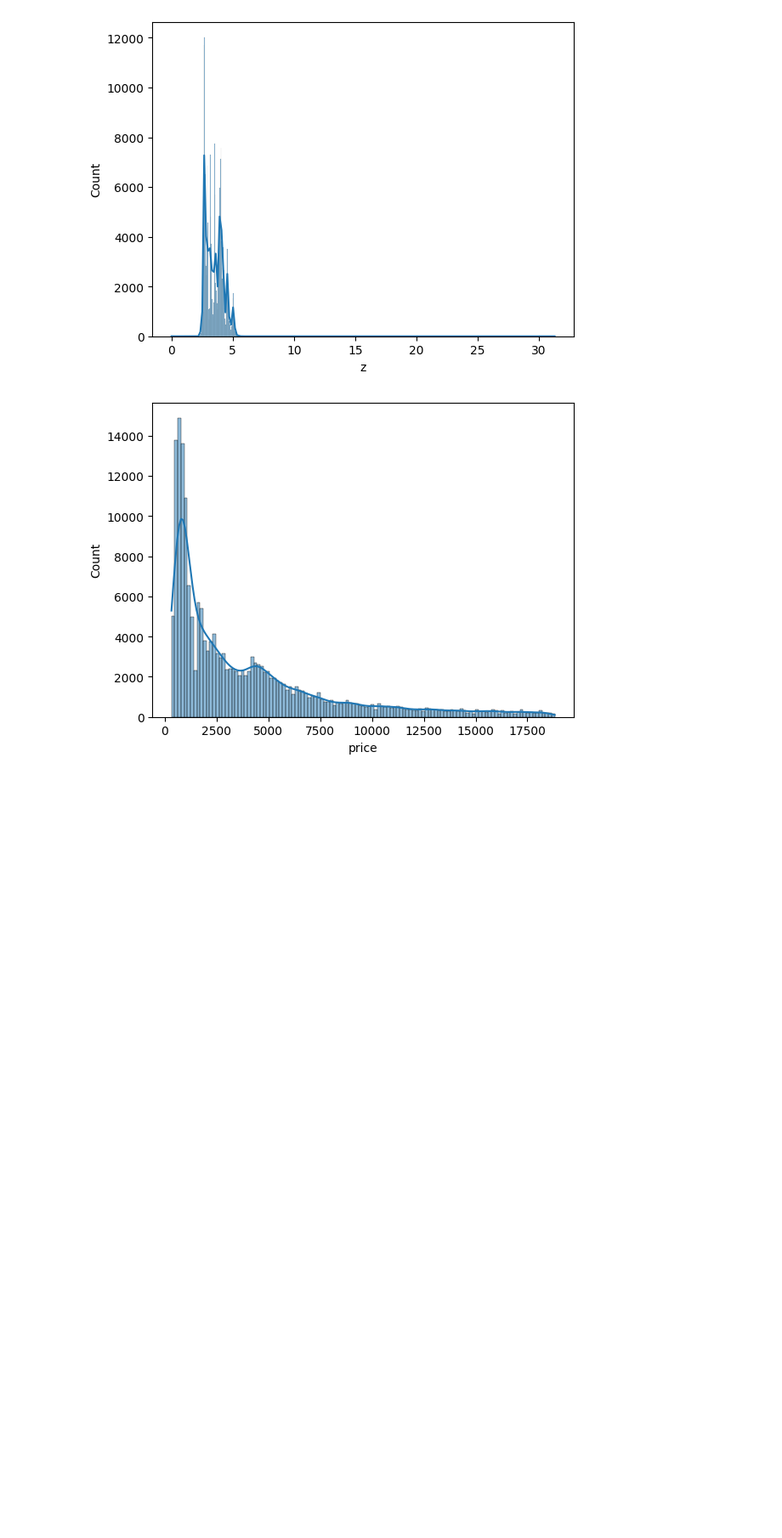
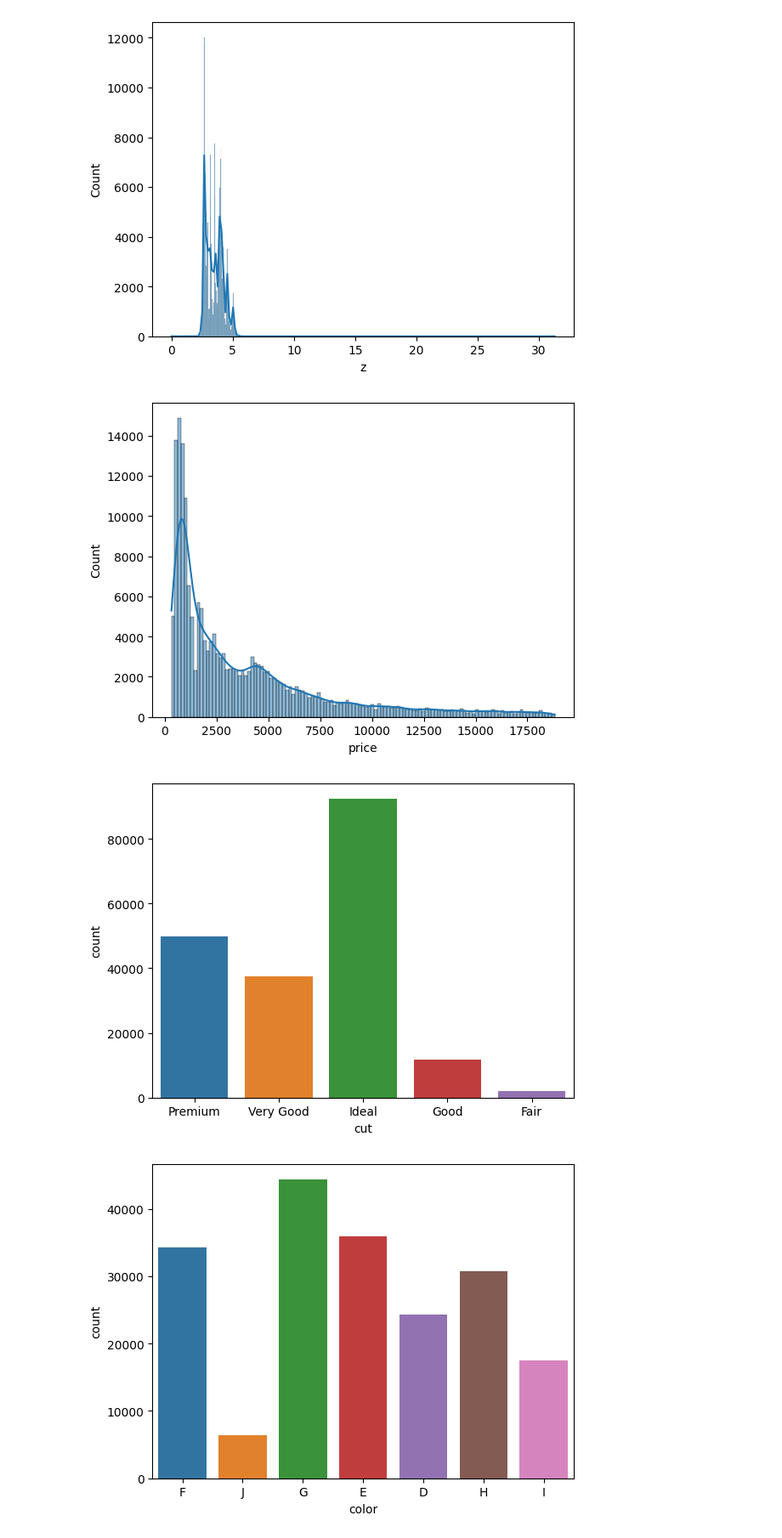
Before and after one commit to VYBHAV97/Diamond_price_prediction, a Jupyter notebook: notebooks/EDA.ipynb, the cells around one changed output. Shown at 85% size. Saved outputs shown, nothing was run; the diff lists cells and outputs as text; code cells hidden in the pictures; blank space fills up the shorter version.

```diff
--- a/notebooks/EDA.ipynb
+++ b/notebooks/EDA.ipynb
@@ -162,3 +162,11 @@ for i in numerical_columns:
 [figure]
 [figure]
 [figure]
+# %%
+for i in categorical_columns:
+    sns.countplot(data = df,x=i)
+    print('\n')
+    plt.show()
+# %% [output]
+[figure, added]
+[figure, added]
```
Also changed, not shown: parts of 13 cells of this notebook, 1 other file.
